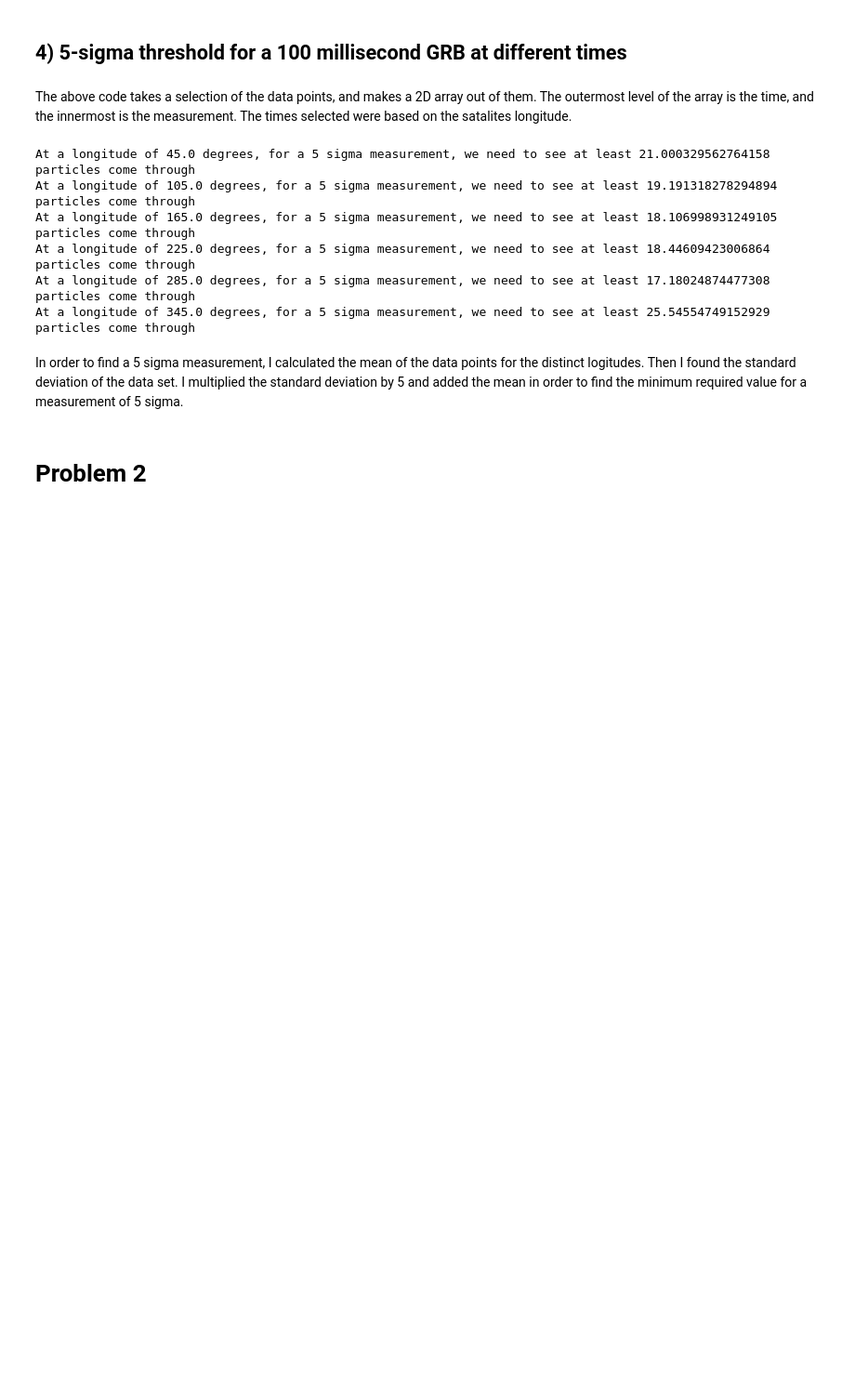
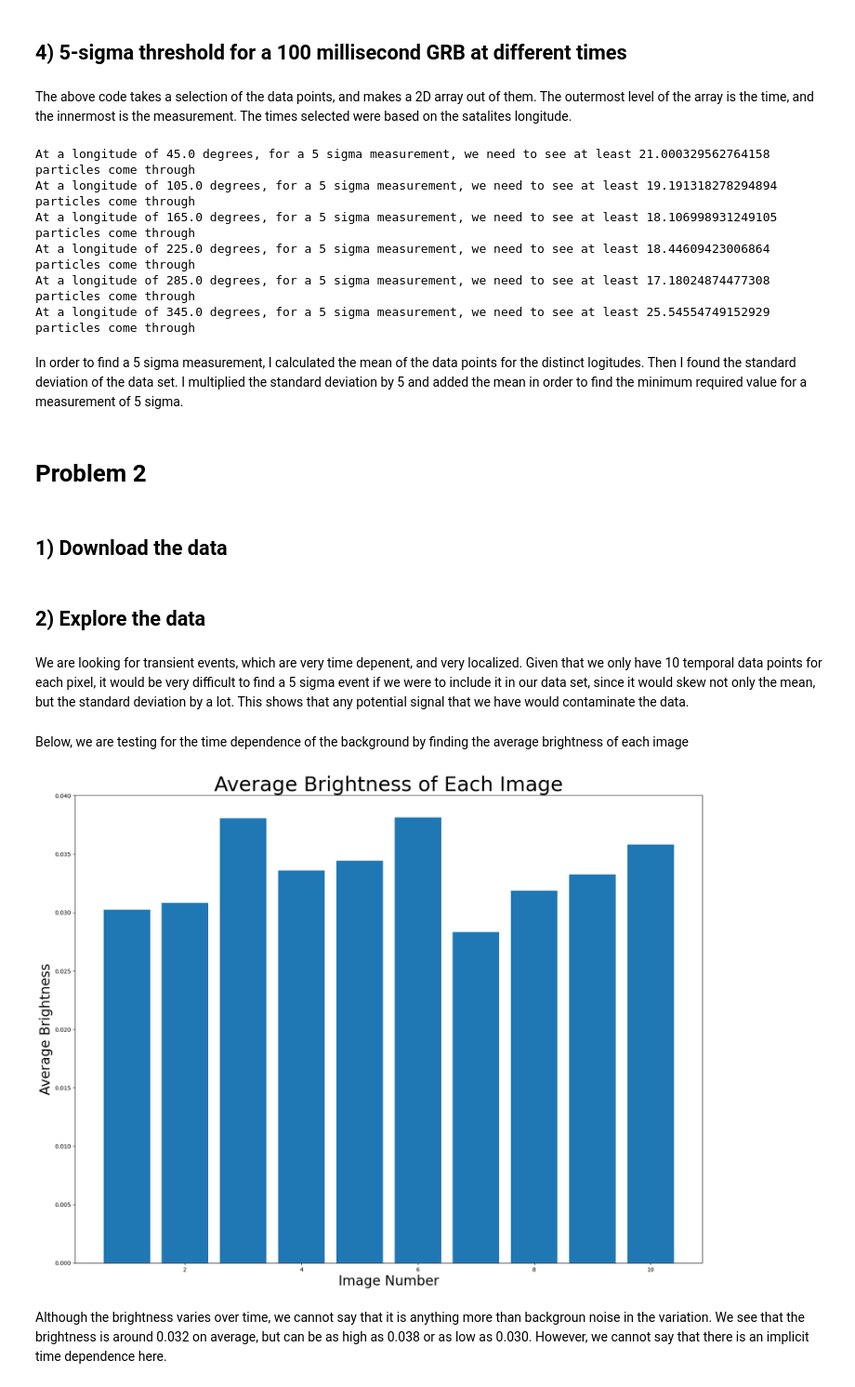
Before and after one commit to WyattOtsuka/PHYS434, a Jupyter notebook: lab4.ipynb, the cells around one changed output. Shown at 93% size. Cells and saved outputs as stored; diff of their text form; code cells hidden in the pictures; blank space fills up the shorter version.

```diff
--- a/lab4.ipynb
+++ b/lab4.ipynb
@@ -119,3 +119,29 @@ At a longitude of 345.0 degrees, for a 5 sigma measurement, we need to see at le
 In order to find a 5 sigma measurement, I calculated the mean of the data points for the distinct logitudes. Then I found the standard deviation of the data set. I multiplied the standard deviation by 5 and added the mean in order to find the minimum required value for a measurement of 5 sigma.
 # %% [markdown]
 # Problem 2
+# %% [markdown]
+## 1) Download the data
+# %%
+hf = h5py.File('images.h5', 'r')
+data = np.array(hf.get('imagestack'))
+# %% [markdown]
+## 2) Explore the data
+# %% [markdown]
+We are looking for transient events, which are very time depenent, and very localized. Given that we only have 10 temporal data points for each pixel, it would be very difficult to find a 5 sigma event if we were to include it in our data set, since it would skew not only the mean, but the standard deviation by a lot. This shows that any potential signal that we have would contaminate the data.
+# %% [markdown]
+Below, we are testing for the time dependence of the background by finding the average brightness of each image
+# %%
+avgBrightness = [0]*10
+for image in range(10):
+    for row in range(200):
+        for column in range(200):
+            avgBrightness[image] += data[row][column][image]/(200*200)
+plt.bar(x = np.linspace(1,10,10), height = avgBrightness)
+plt.ylabel("Average Brightness", fontsize = 24)
+plt.xlabel("Image Number", fontsize = 24)
+plt.title("Average Brightness of Each Image", fontsize = 36)
+plt.show()
+# %% [output]
+[figure, added]
+# %% [markdown]
+Although the brightness varies over time, we cannot say that it is anything more than backgroun noise in the variation. We see that the brightness is around 0.032 on average, but can be as high as 0.038 or as low as 0.030. However, we cannot say that there is an implicit time dependence here.
```
Also changed, not shown: parts of 7 cells of this notebook, 1 other file.
